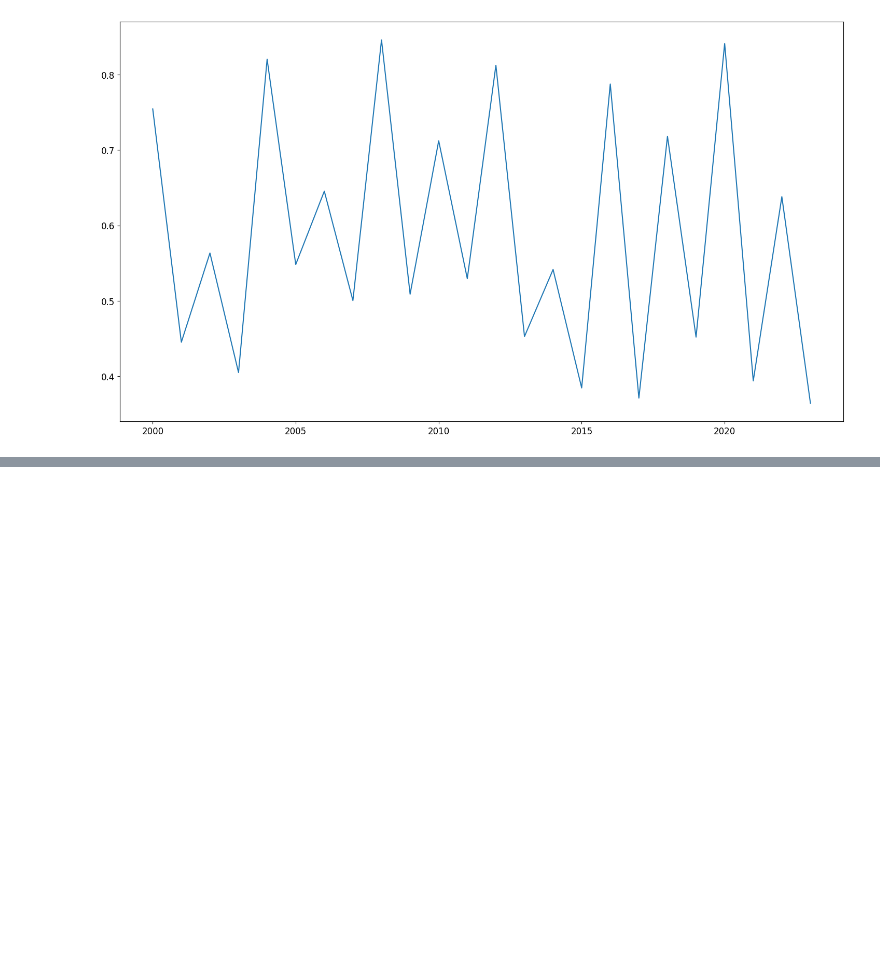
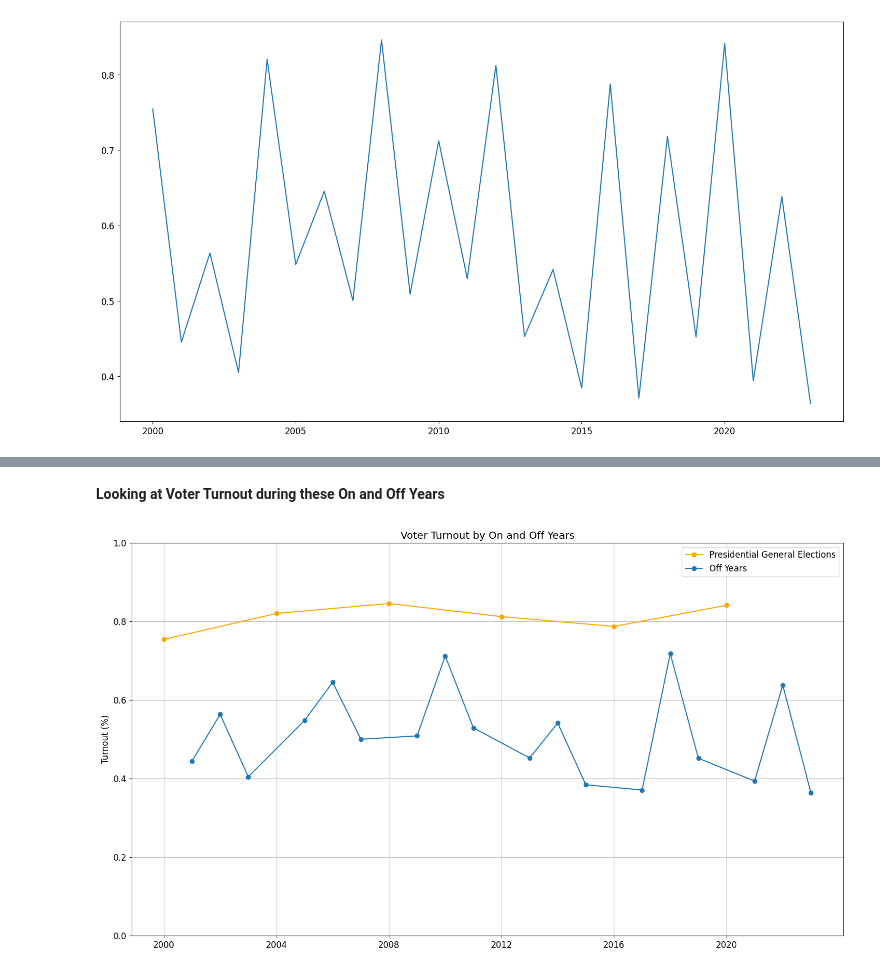
Before and after one commit to abeyp/mail_in_ballot_WA, a Jupyter notebook: voter_turnout.ipynb, the cells around one changed output, grey strips where cells are left out. Cells and saved outputs as stored; diff of their text form; code cells hidden in the pictures; blank space fills up the shorter version.

```diff
--- a/voter_turnout.ipynb
+++ b/voter_turnout.ipynb
@@ -138,0 +252,28 @@ plt.plot(df['year'], df['Turnout'], label = 'Turnout')
+# %% [markdown]
+**Looking at Voter Turnout during these On and Off Years**
+# %%
+
+#On Years
+plt.plot(presidential_general_df['year'], presidential_general_df['Turnout'],
+         label='Presidential General Elections',color = 'orange', marker = 'o')
+
+#Off Years
+plt.plot(off_years_general_df['year'], off_years_general_df['Turnout'], label='Off Years',color='#1f77b4', marker = 'o')
+
+
+plt.title('Voter Turnout by On and Off Years')
+plt.ylabel('Turnout (%)')
+
+plt.ylim([0,1])
+plt.xticks(on_years)
+
+# vals = ax.get_yticks()
+# ax.set_yticklabels(['{:,.2%}'.format(x) for x in vals])
+
+plt.grid()
+plt.legend()
+plt.show()
+
+#TODO: show yaxis as percentages
+# %% [output]
+[figure, added]
```
Also changed, not shown: parts of 13 cells of this notebook, 2 other files.
